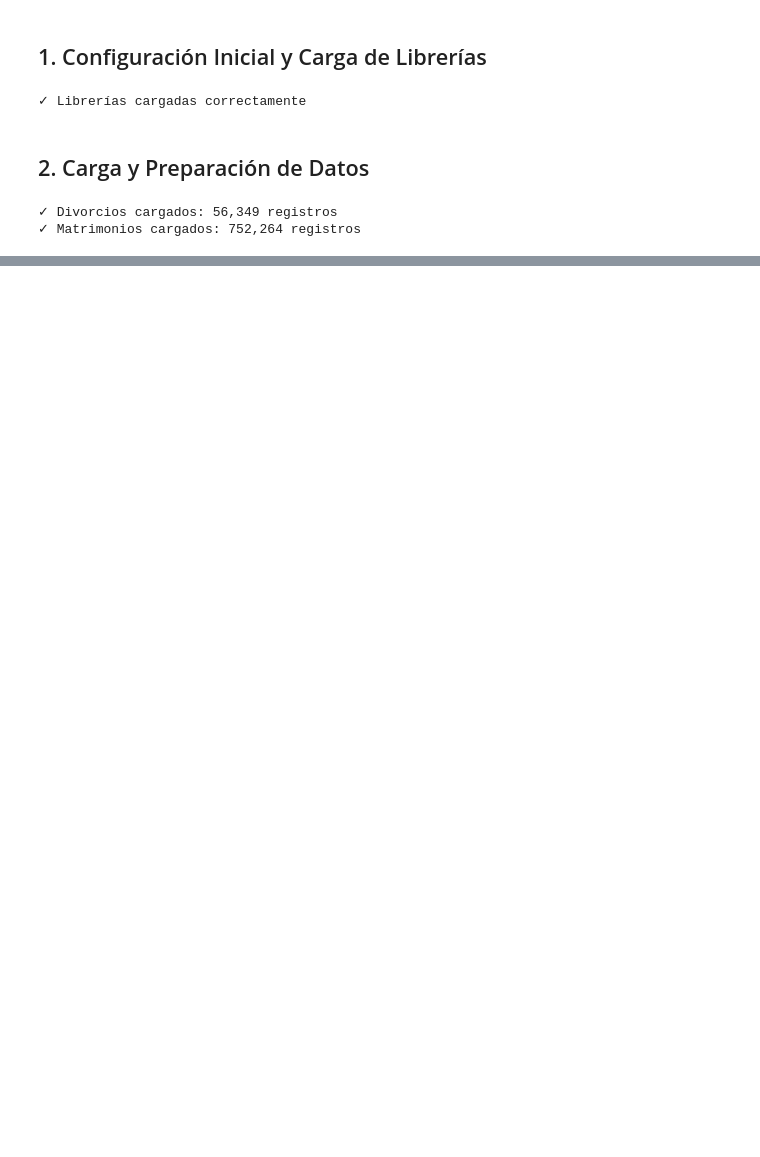
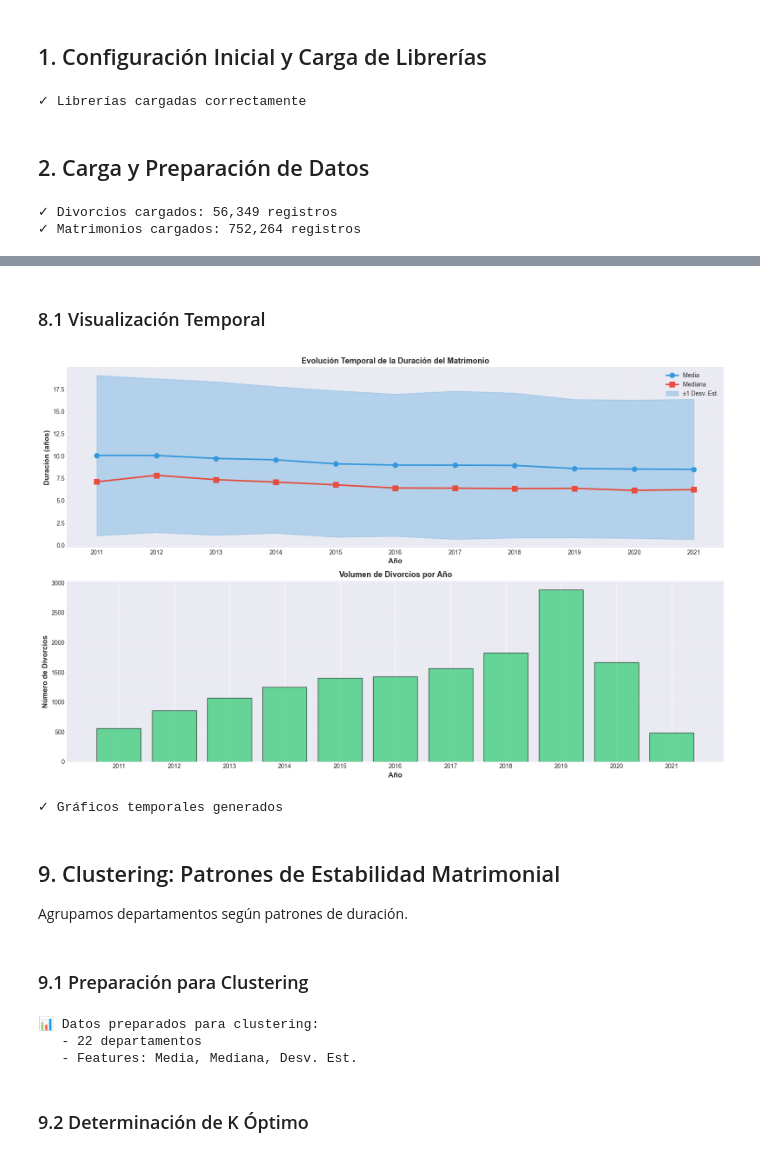
Before and after one commit to Branuvg/proyecto1_mineria, a Jupyter notebook: Hipotesis3_Duracion_Matrimonio.ipynb, the cells around one changed output, grey strips where cells are left out. Saved outputs shown, nothing was run; the diff lists cells and outputs as text; code cells hidden in the pictures; blank space fills up the shorter version.

```diff
--- a/Hipotesis3_Duracion_Matrimonio.ipynb
+++ b/Hipotesis3_Duracion_Matrimonio.ipynb
@@ -866,0 +565,60 @@ Este análisis proporciona **información práctica y reveladora** sobre:
+# %% [markdown]
+### 8.1 Visualización Temporal
+# %%
+fig, axes = plt.subplots(2, 1, figsize=(16, 10))
+
+# 8.1.1 Línea temporal
+ax1 = axes[0]
+ax1.plot(duracion_por_año['Año'], duracion_por_año['Media'],
+         marker='o', linewidth=2.5, markersize=8, color='#3498DB', label='Media')
+ax1.plot(duracion_por_año['Año'], duracion_por_año['Mediana'],
+         marker='s', linewidth=2.5, markersize=8, color='#E74C3C', label='Mediana')
+ax1.fill_between(duracion_por_año['Año'],
+                 duracion_por_año['Media'] - duracion_por_año['Std'],
+                 duracion_por_año['Media'] + duracion_por_año['Std'],
+                 alpha=0.3, color='#3498DB', label='±1 Desv. Est.')
+ax1.set_xlabel('Año', fontsize=12, fontweight='bold')
+ax1.set_ylabel('Duración (años)', fontsize=12, fontweight='bold')
+ax1.set_title('Evolución Temporal de la Duración del Matrimonio', fontsize=13, fontweight='bold')
+ax1.legend(loc='best', fontsize=10)
+ax1.grid(True, alpha=0.3)
+ax1.set_xticks(duracion_por_año['Año'])
+
+# 8.1.2 Barras de casos por año
+ax2 = axes[1]
+bars = ax2.bar(duracion_por_año['Año'], duracion_por_año['N'],
+              color='#2ECC71', alpha=0.7, edgecolor='black')
+ax2.set_xlabel('Año', fontsize=12, fontweight='bold')
+ax2.set_ylabel('Número de Divorcios', fontsize=12, fontweight='bold')
+ax2.set_title('Volumen de Divorcios por Año', fontsize=13, fontweight='bold')
+ax2.grid(True, alpha=0.3, axis='y')
+ax2.set_xticks(duracion_por_año['Año'])
+
+plt.tight_layout()
+plt.show()
+# %% [output]
+[figure, added]
+✓ Gráficos temporales generados
+# %% [markdown]
+## 9. Clustering: Patrones de Estabilidad Matrimonial
+
+Agrupamos departamentos según patrones de duración.
+# %% [markdown]
+### 9.1 Preparación para Clustering
+# %%
+# Preparar features
+features_clustering = duracion_por_depto[['Media', 'Mediana', 'Std']].values
+
+# Normalizar
+scaler = StandardScaler()
+features_scaled = scaler.fit_transform(features_clustering)
+
+print("Datos preparados para clustering:")
+print(f"   - {len(features_scaled)} departamentos")
+print(f"   - Features: Media, Mediana, Desv. Est.")
+# %% [output]
+📊 Datos preparados para clustering:
+   - 22 departamentos
+   - Features: Media, Mediana, Desv. Est.
+# %% [markdown]
+### 9.2 Determinación de K Óptimo
```
Also changed, not shown: parts of 61 cells of this notebook.
